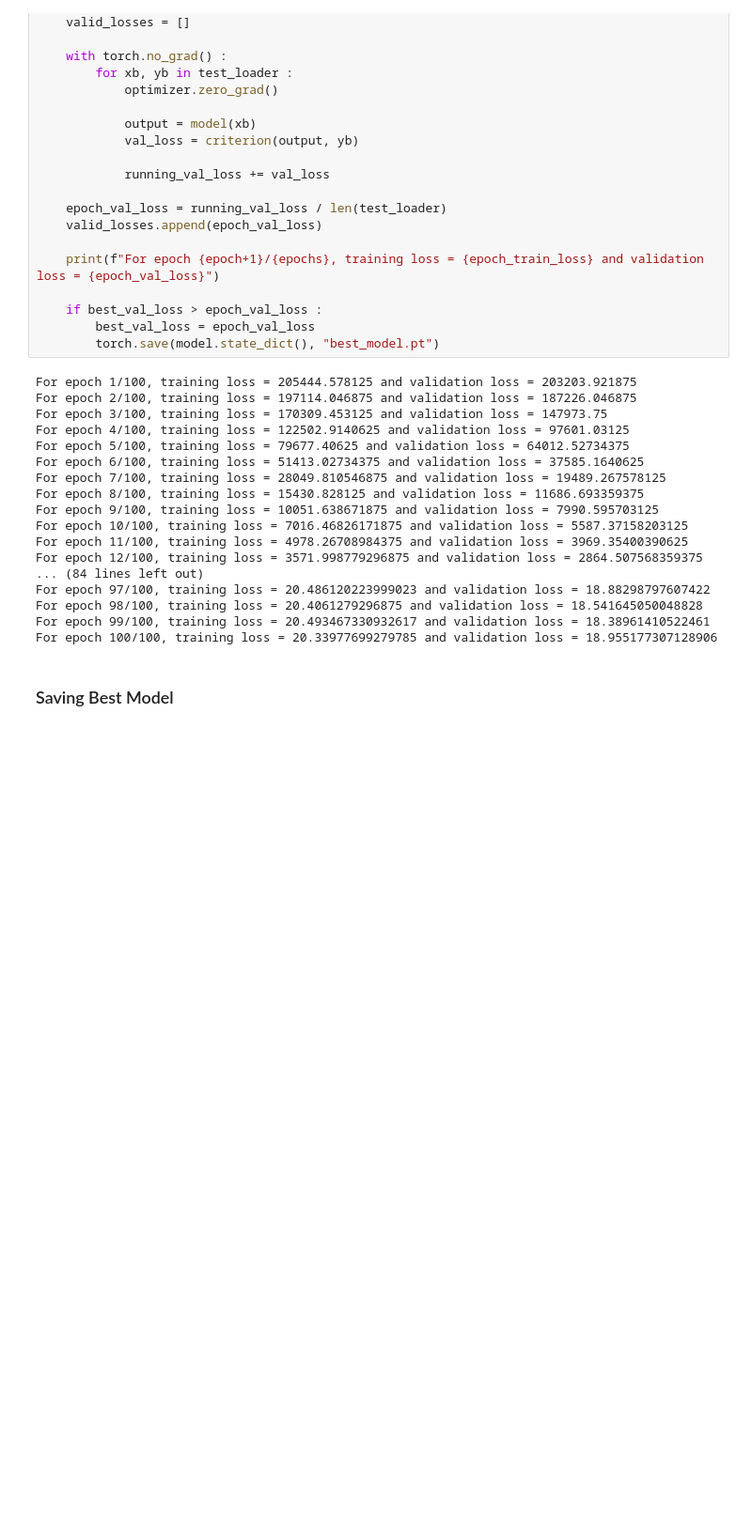
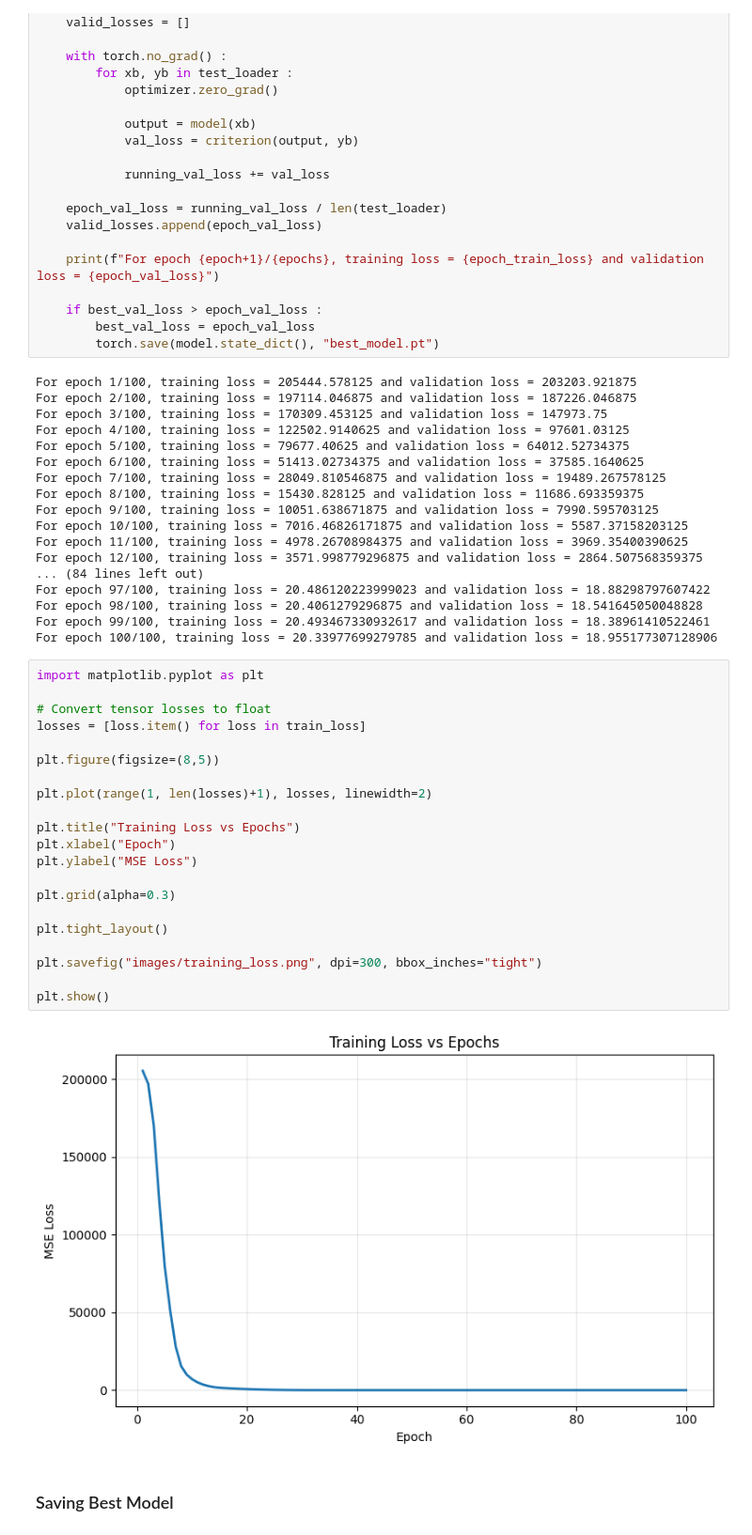
Before and after one commit to 54DhanashreeNaik/Power-Plant-Energy-Prediction-ANN, a Jupyter notebook: Energy_Prediction.ipynb, the cells around one changed output. Shown at 94% size. Saved outputs shown, nothing was run; the diff lists cells and outputs as text; blank space fills up the shorter version.

Commit message:
Resut images

```diff
--- a/Energy_Prediction.ipynb
+++ b/Energy_Prediction.ipynb
@@ -172,6 +172,29 @@ For epoch 97/100, training loss = 20.486120223999023 and validation loss = 18.88
 For epoch 98/100, training loss = 20.4061279296875 and validation loss = 18.541645050048828
 For epoch 99/100, training loss = 20.493467330932617 and validation loss = 18.38961410522461
 For epoch 100/100, training loss = 20.33977699279785 and validation loss = 18.955177307128906
+# %%
+import matplotlib.pyplot as plt
+
+# Convert tensor losses to float
+losses = [loss.item() for loss in train_loss]
+
+plt.figure(figsize=(8,5))
+
+plt.plot(range(1, len(losses)+1), losses, linewidth=2)
+
+plt.title("Training Loss vs Epochs")
+plt.xlabel("Epoch")
+plt.ylabel("MSE Loss")
+
+plt.grid(alpha=0.3)
+
+plt.tight_layout()
+
+plt.savefig("images/training_loss.png", dpi=300, bbox_inches="tight")
+
+plt.show()
+# %% [output]
+[figure, added]
 # %% [markdown]
 ### Saving Best Model
 # %%
```
Also changed, not shown: parts of 3 cells of this notebook, 4 other files.
